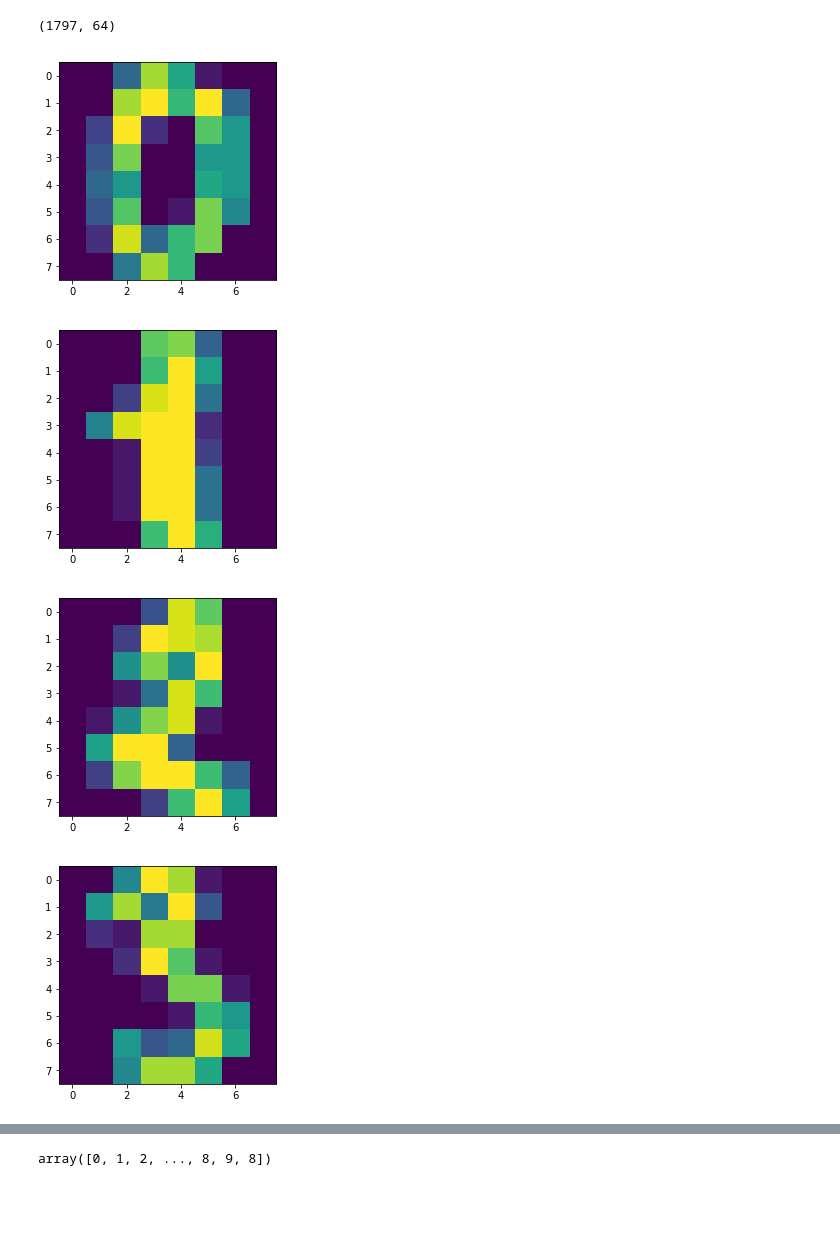
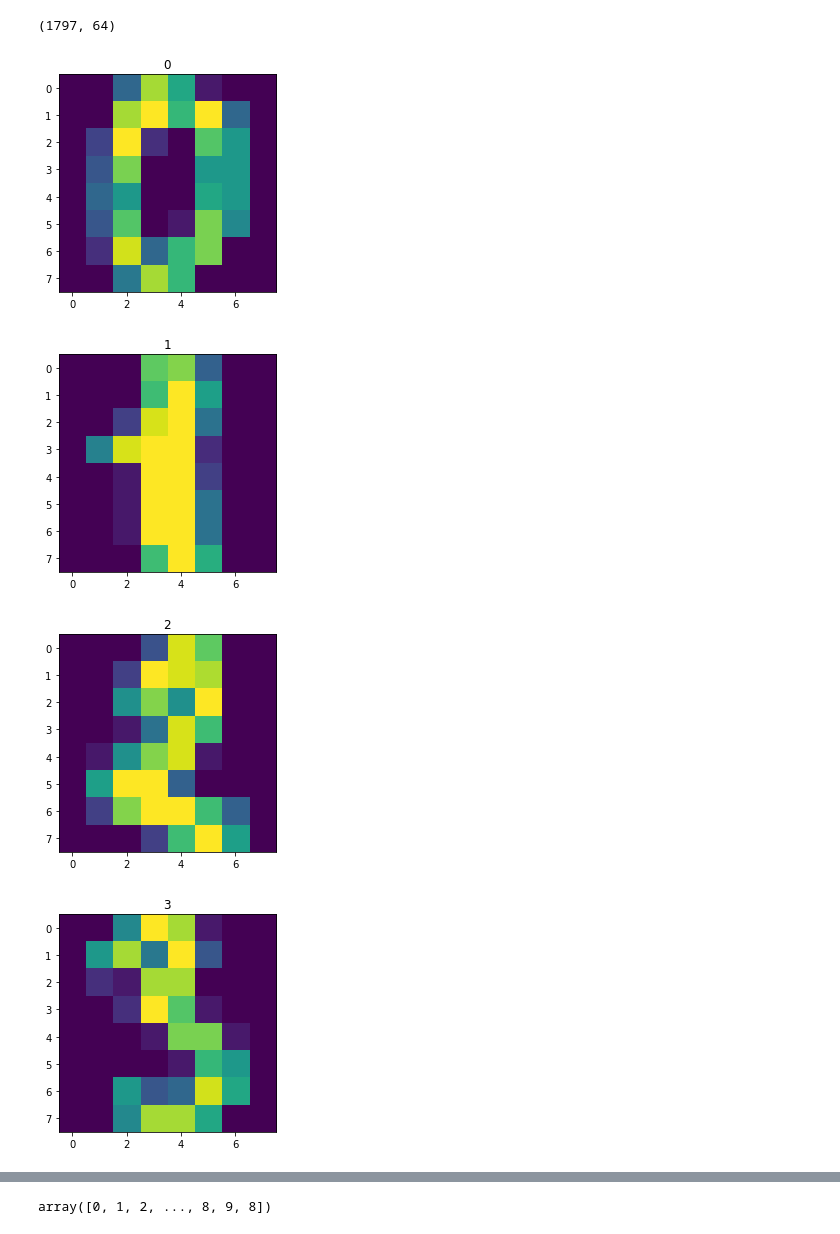
Before and after one commit to ramonapariciog/LIAPRE-Masters, a Jupyter notebook: clases/clase_2_svm_digits.ipynb, the cells around one changed output, grey strips where cells are left out. Saved outputs shown, nothing was run; the diff lists cells and outputs as text; code cells hidden in the pictures; blank space fills up the shorter version.

```diff
--- a/clases/clase_2_svm_digits.ipynb
+++ b/clases/clase_2_svm_digits.ipynb
@@ -20,10 +24,11 @@ digits.shape
 (1797, 64)
 # %%
 for i in range(10):
+    plt.title(digits_target[i])
     plt.imshow(digits[i, :].reshape((8,8)))
     plt.show()
 # %% [output]
-[figure, old version]
+[figure, new version]
-[figure, old version]
+[figure, new version]
-[figure, old version]
+[figure, new version]
-[figure, old version]
+[figure, new version]
```
Also changed, not shown: parts of 36 cells of this notebook.
